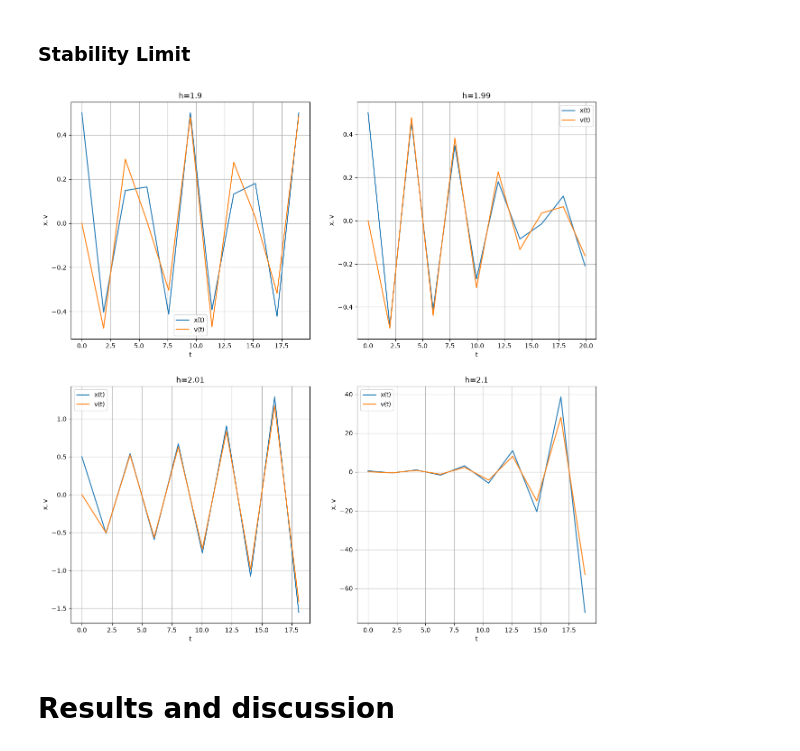
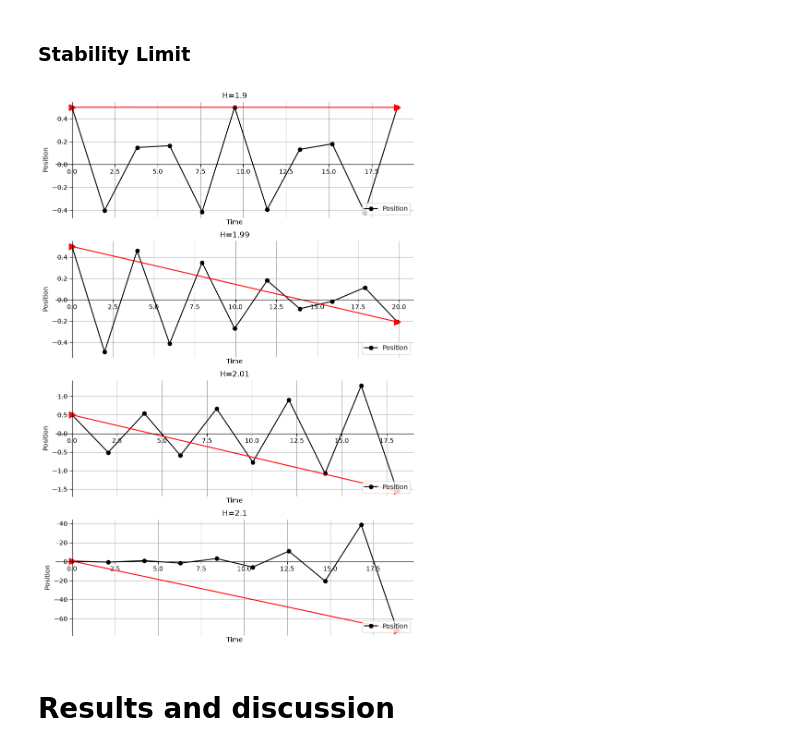
Before and after one commit to Aathi2165/AE801_2026, a Jupyter notebook: numode_ivp/Raguram_ODE_IVP.ipynb, the cells around one changed output. Saved outputs shown, nothing was run; the diff lists cells and outputs as text; code cells hidden in the pictures.

```diff
--- a/numode_ivp/Raguram_ODE_IVP.ipynb
+++ b/numode_ivp/Raguram_ODE_IVP.ipynb
@@ -275,41 +346,52 @@ $$
 # %%
 h=np.array([1.9,1.99,2.01,2.1])
 x=0.5
 vi=0
 Wp=1
 a= -(Wp)**2*x
-plt.figure(figsize=(15,15))
+plt.figure(figsize=(10,15))
 for j in range(0 , len(h)):
     x=0.5
     vi=0
     Wp=1
     a= -(Wp)**2*x
     n=int(20/h[j])
     p=[]
     p.append(0.5)
     q=[]
     q.append(0)
     t=np.arange(0, 20 , h[j])
     v=vi - (0.5*h[j]*a)
 
     for i in range(0,n):
         s=leapfrog(x,v,h[j])
         p.append(s[0])
         q.append(s[1])
         x=s[0]
         v=s[1]
+    t1=np.array([t[0],t[n]])
+    p1=np.array([p[0],p[n]])
 
-    plt.subplot(2,2,(j+1))
-    plt.plot(t,p,label="x(t)")
-    plt.plot(t,q,label="v(t)")
-    plt.title(f"h={h[j]}")
-    plt.xlabel("t")
-    plt.ylabel("x, v")
+    plt.subplot(4,1,(j+1))
+    plt.plot(t,p,"-o",color="k",label="Position")
+    plt.plot(t1,p1,"->",color="r",markersize=10)
+    ax = plt.gca()
+    ax.spines['left'].set_position('zero')
+    ax.spines['bottom'].set_position('zero')
+    ax.spines['top'].set_visible(False)
+    ax.spines['right'].set_visible(False)
+    ax.xaxis.set_label_coords(0.5, -0.01)
+    plt.legend(loc="lower right")
+    plt.title(f"H={h[j]}")
+    plt.xlabel("Time")
+    plt.ylabel("Position")
     plt.grid()
-    plt.legend()
 plt.show()
+
+#print(t1,p1)
+#print(t[0],t[n],p[0],p[n])
 # %% [output]
-[figure, old version]
+[figure, new version]
 # %% [markdown]
 # Results and discussion
 # %% [markdown]
```
Also changed, not shown: parts of 12 cells of this notebook.
